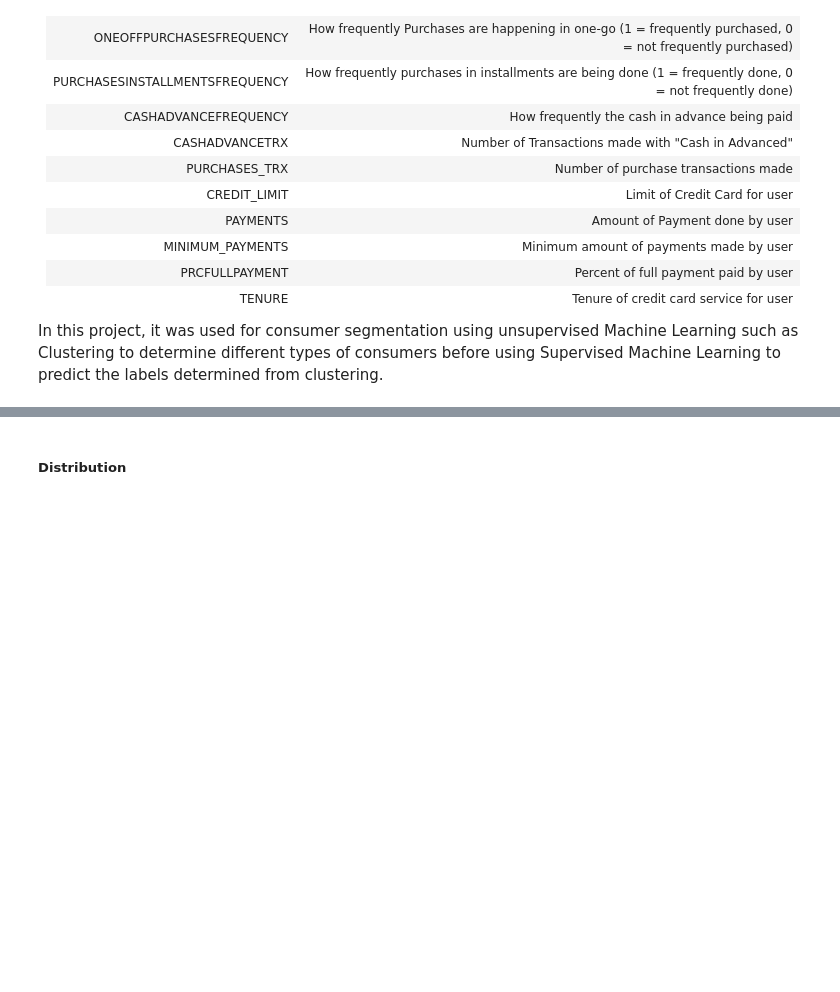
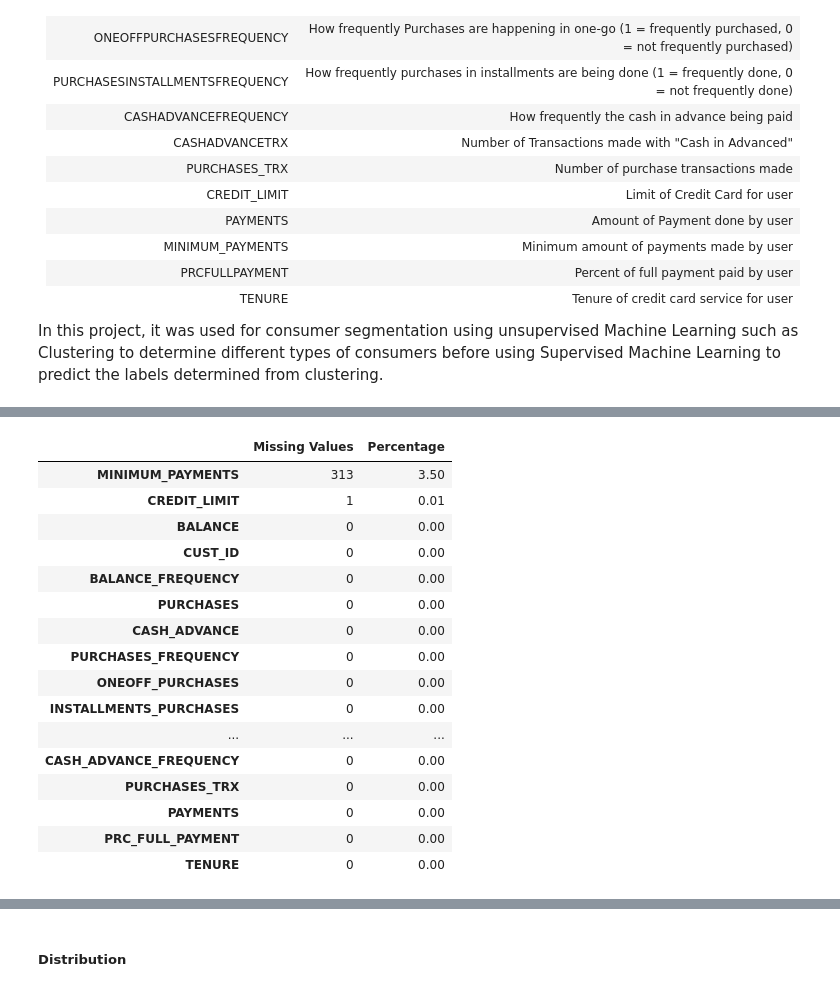
Before and after one commit to ja-ada05/ccard_ml, a Jupyter notebook: inference/cc.ipynb, the cells around one changed output, grey strips where cells are left out. Cells and saved outputs as stored; diff of their text form; code cells hidden in the pictures; blank space fills up the shorter version.

```diff
--- a/inference/cc.ipynb
+++ b/inference/cc.ipynb
@@ -126,0 +157,22 @@ df.describe().T
+# %%
+null_df = pd.DataFrame({'Missing Values': df.isnull().sum(), 'Percentage': round(df.isnull().sum() / df.shape[0] * 100, 2)})
+
+null_df.sort_values('Missing Values', ascending=False)
+# %% [output]
+|  | Missing Values | Percentage |
+| MINIMUM_PAYMENTS | 313 | 3.50 |
+| CREDIT_LIMIT | 1 | 0.01 |
+| BALANCE | 0 | 0.00 |
+| CUST_ID | 0 | 0.00 |
+| BALANCE_FREQUENCY | 0 | 0.00 |
+| PURCHASES | 0 | 0.00 |
+| CASH_ADVANCE | 0 | 0.00 |
+| PURCHASES_FREQUENCY | 0 | 0.00 |
+| ONEOFF_PURCHASES | 0 | 0.00 |
+| INSTALLMENTS_PURCHASES | 0 | 0.00 |
+| ... | ... | ... |
+| CASH_ADVANCE_FREQUENCY | 0 | 0.00 |
+| PURCHASES_TRX | 0 | 0.00 |
+| PAYMENTS | 0 | 0.00 |
+| PRC_FULL_PAYMENT | 0 | 0.00 |
+| TENURE | 0 | 0.00 |
```
Also changed, not shown: parts of 12 cells of this notebook.
